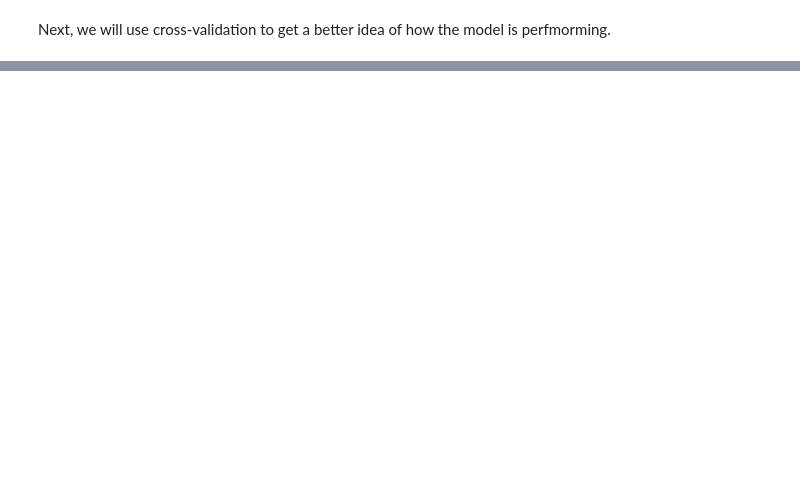
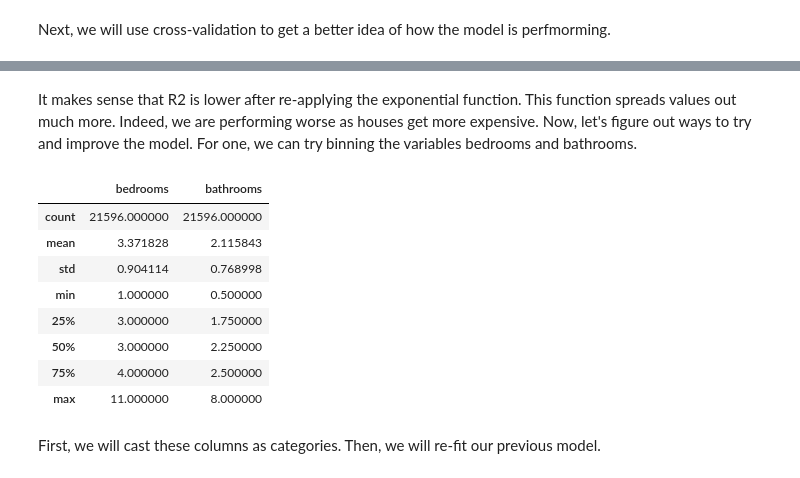
Before and after one commit to arcaputo3/dsc-1-final-project-online-ds-sp-000, a Jupyter notebook: student.ipynb, the cells around one changed output, grey strips where cells are left out. Saved outputs shown, nothing was run; the diff lists cells and outputs as text; code cells hidden in the pictures; blank space fills up the shorter version.

```diff
--- a/student.ipynb
+++ b/student.ipynb
@@ -758,0 +774,16 @@ plt.scatter(y_test, y_test-y_hat_test)
+# %% [markdown]
+It makes sense that R2 is lower after re-applying the exponential function. This function spreads values out much more. Indeed, we are performing worse as houses get more expensive.  Now, let's figure out ways to try and improve the model. For one, we can try binning the variables bedrooms and bathrooms.
+# %%
+df[['bedrooms', 'bathrooms']].describe()
+# %% [output]
+|  | bedrooms | bathrooms |
+| count | 21596.000000 | 21596.000000 |
+| mean | 3.371828 | 2.115843 |
+| std | 0.904114 | 0.768998 |
+| min | 1.000000 | 0.500000 |
+| 25% | 3.000000 | 1.750000 |
+| 50% | 3.000000 | 2.250000 |
+| 75% | 4.000000 | 2.500000 |
+| max | 11.000000 | 8.000000 |
+# %% [markdown]
+First, we will cast these columns as categories. Then, we will re-fit our previous model.
```
Also changed, not shown: parts of 51 cells of this notebook.
